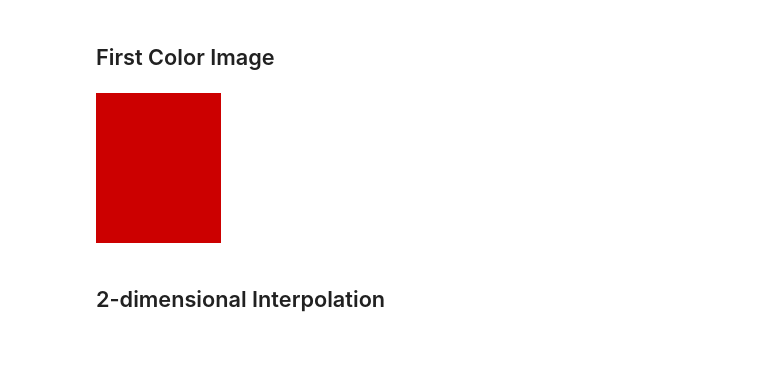
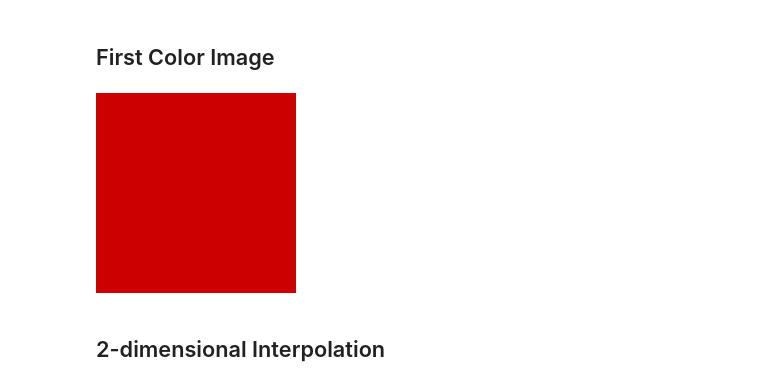
Before and after one commit to hansroland/FunctionalImages, a Jupyter notebook: notebooks/FunctionalImages.ipynb, the cells around one changed output. Saved outputs shown, nothing was run; the diff lists cells and outputs as text; code cells hidden in the pictures; blank space fills up the shorter version.

```diff
--- a/notebooks/FunctionalImages.ipynb
+++ b/notebooks/FunctionalImages.ipynb
@@ -130,15 +130,17 @@ myImage
 # %%
 import FunctionalImagesBase
 
 myImage :: Picture
-myImage = convertRGB8 $ ImageRGBF $ generateImage pixelRenderer 125 150
-    where pixelRenderer x y = darken 0.2 red
+myImage = generateImageR2 darkRed (0,0) (1,1) 200
+   where
+     darkRed :: FImage Color
+     darkRed _ = darken 0.2 red
 
 writePng "../images/firstcolor.png" myImage
 
 myImage
 # %% [output]
-[figure, old version]
+[figure, new version]
 # %% [markdown]
 ## 2-dimensional Interpolation
 # %%
```
Also changed, not shown: 2 other files.
